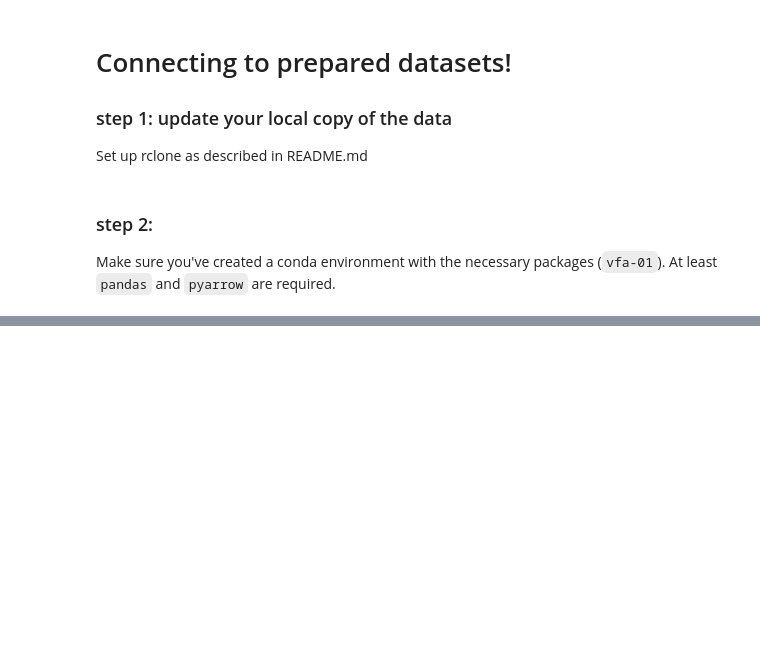
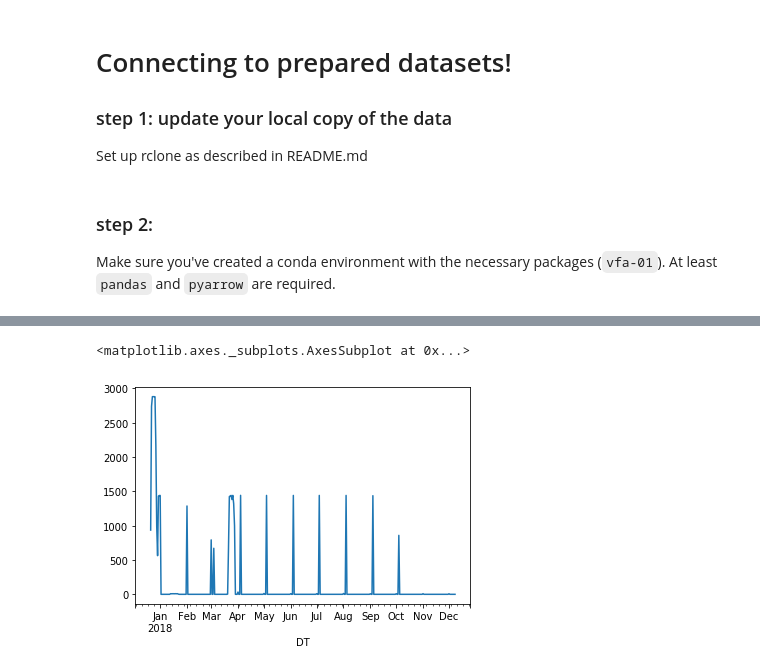
Before and after one commit to DataForGood-Norway/BySpire, a Jupyter notebook: 01-data-loads/20181002 - Getting started with prepared datasets.ipynb, the cells around one changed output, grey strips where cells are left out. Drawn from its saved outputs; the diff is of its cells as text; code cells hidden in the pictures; blank space fills up the shorter version.

```diff
--- a/01-data-loads/20181002 - Getting started with prepared datasets.ipynb
+++ b/01-data-loads/20181002 - Getting started with prepared datasets.ipynb
@@ -30,0 +86,8 @@ tab_sensor_data
+# %%
+# Option 2: use partitioned read
+df_sensor_data = pq.ParquetDataset(
+    "../data/Measurements/prepared-datasets/sensor_data_parquet",
+    filters=[('BATCH', '=', '2018-10-02')]
+).read().to_pandas()
+
+df_sensor_data
@@ -30,0 +129,6 @@ tab_sensor_data
+# %%
+df_sensors_only = df_sensor_data.drop_duplicates(subset="DT")\
+    [['DT', 'Air temp', 'Humidity', 'Water level', 'Water temp',
+       'EC', 'pH', 'CO2', 'DO']]
+print(df_sensors_only.isnull().sum())
+df_sensors_only['nullcount'] = df_sensors_only.isnull().sum(axis=1)
@@ -30,0 +146,6 @@ tab_sensor_data
+# %%
+# Dead times
+df_sensors_only.set_index("DT")['nullcount'].resample("1d").sum().sort_index().plot()
+# %% [output]
+<matplotlib.axes._subplots.AxesSubplot at 0x...>
+[figure, added]
```
Also changed, not shown: parts of 10 cells of this notebook, 2 other files.
